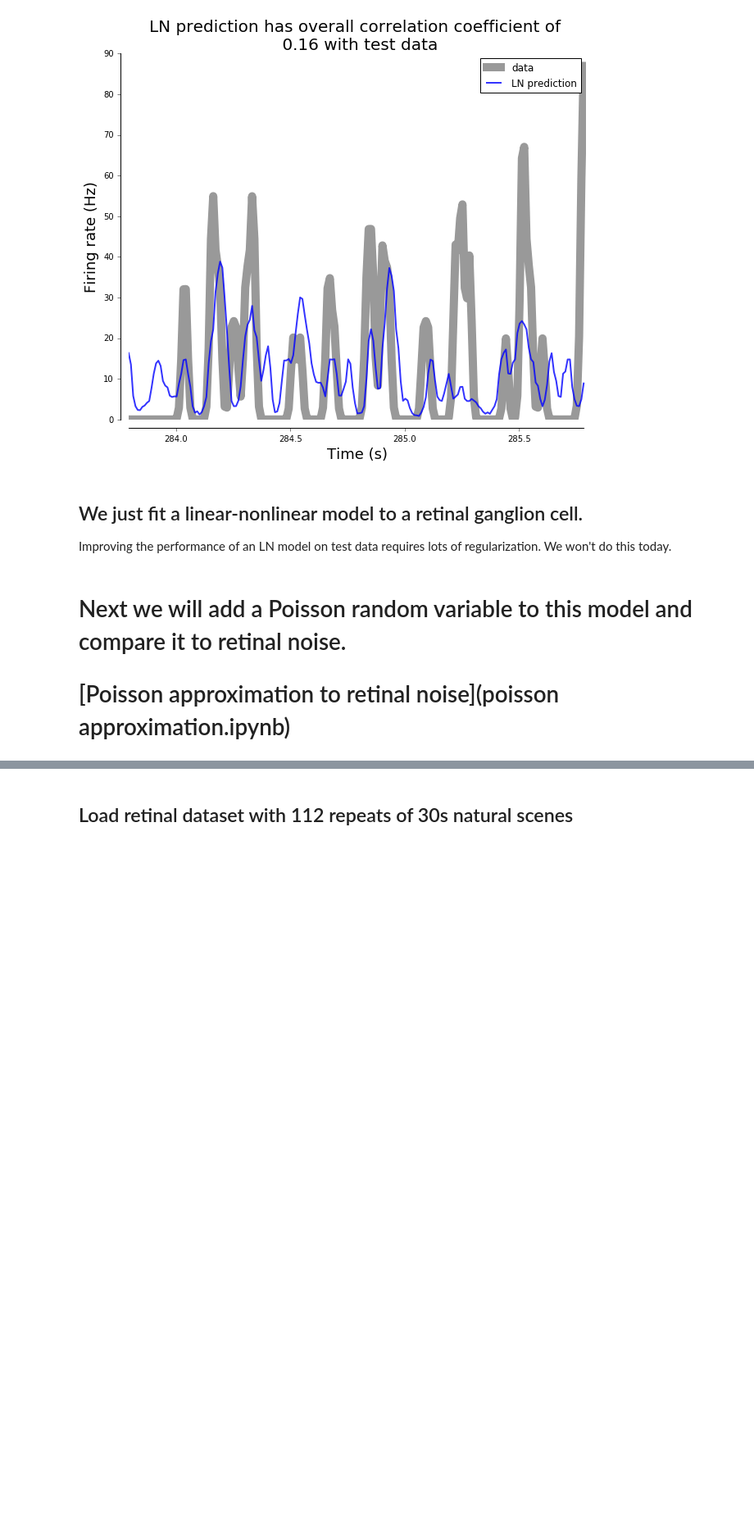
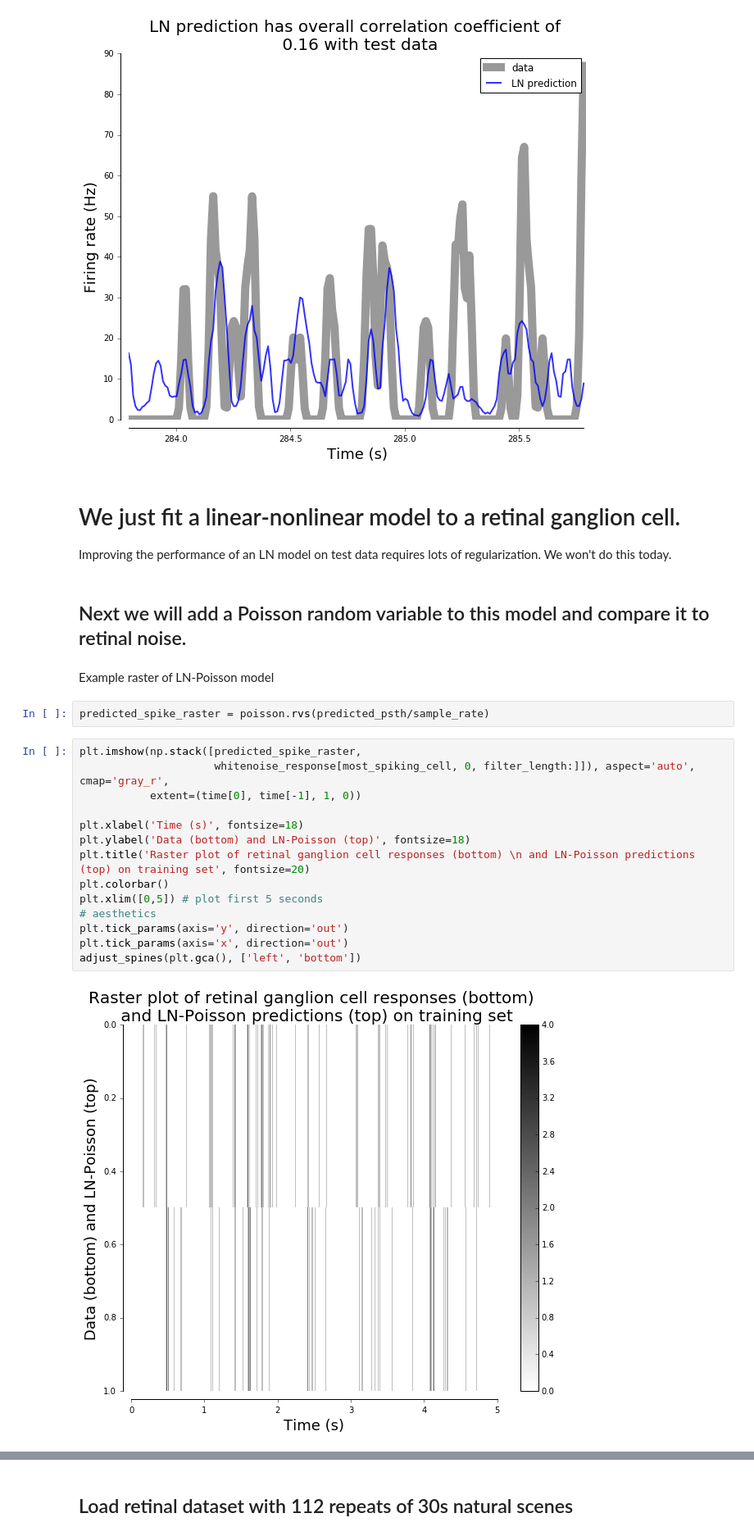
Before and after one commit to lmcintosh/deep-retina-tutorial, a Jupyter notebook: modeling retinal response variability.ipynb, the cells around one changed output, grey strips where cells are left out. Shown at 82% size. Cells and saved outputs as stored; diff of their text form; blank space fills up the shorter version.

```diff
--- a/modeling retinal response variability.ipynb
+++ b/modeling retinal response variability.ipynb
@@ -318,10 +318,28 @@ adjust_spines(plt.gca(), ['left', 'bottom'])
 # %% [output]
 [figure]
 # %% [markdown]
-## We just fit a linear-nonlinear model to a retinal ganglion cell.
+# We just fit a linear-nonlinear model to a retinal ganglion cell.
 
 Improving the performance of an LN model on test data requires lots of regularization. We won't do this today.
 # %% [markdown]
-# Next we will add a Poisson random variable to this model and compare it to retinal noise.
-
-# [Poisson approximation to retinal noise](poisson approximation.ipynb)
+## Next we will add a Poisson random variable to this model and compare it to retinal noise.
+# %% [markdown]
+Example raster of LN-Poisson model
+# %%
+predicted_spike_raster = poisson.rvs(predicted_psth/sample_rate)
+# %%
+plt.imshow(np.stack([predicted_spike_raster,
+                     whitenoise_response[most_spiking_cell, 0, filter_length:]]), aspect='auto', cmap='gray_r',
+           extent=(time[0], time[-1], 1, 0))
+
+plt.xlabel('Time (s)', fontsize=18)
+plt.ylabel('Data (bottom) and LN-Poisson (top)', fontsize=18)
+plt.title('Raster plot of retinal ganglion cell responses (bottom) \n and LN-Poisson predictions (top) on training set', fontsize=20)
+plt.colorbar()
+plt.xlim([0,5]) # plot first 5 seconds
+# aesthetics
+plt.tick_params(axis='y', direction='out')
+plt.tick_params(axis='x', direction='out')
+adjust_spines(plt.gca(), ['left', 'bottom'])
+# %% [output]
+[figure, added]
```
Also changed, not shown: parts of 10 cells of this notebook, 2 other files.
